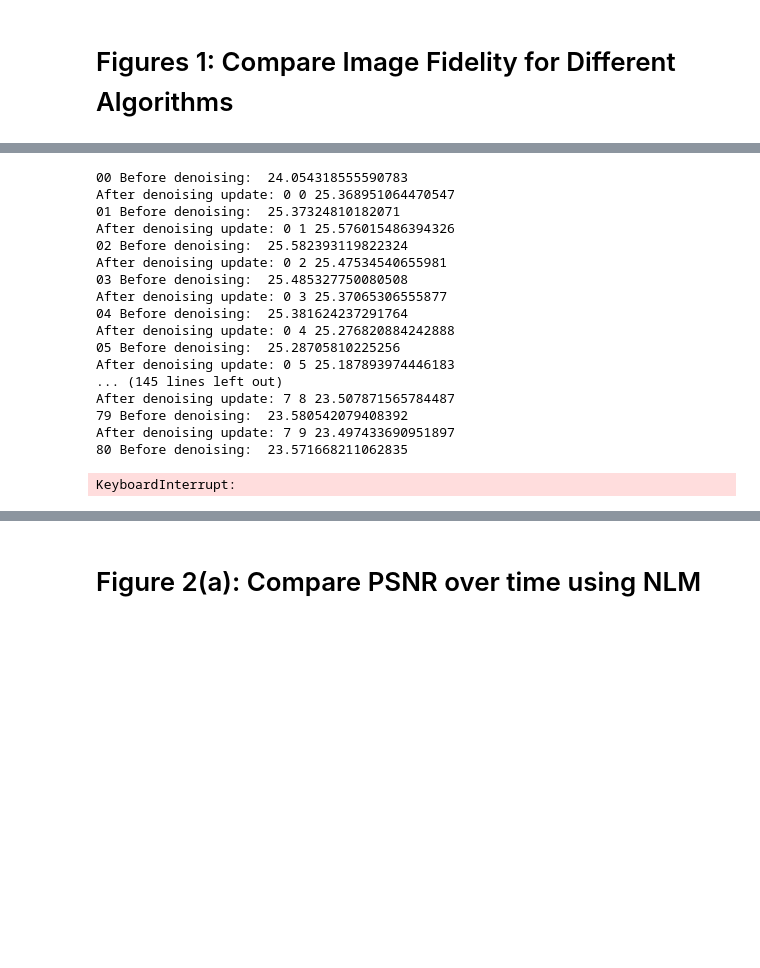
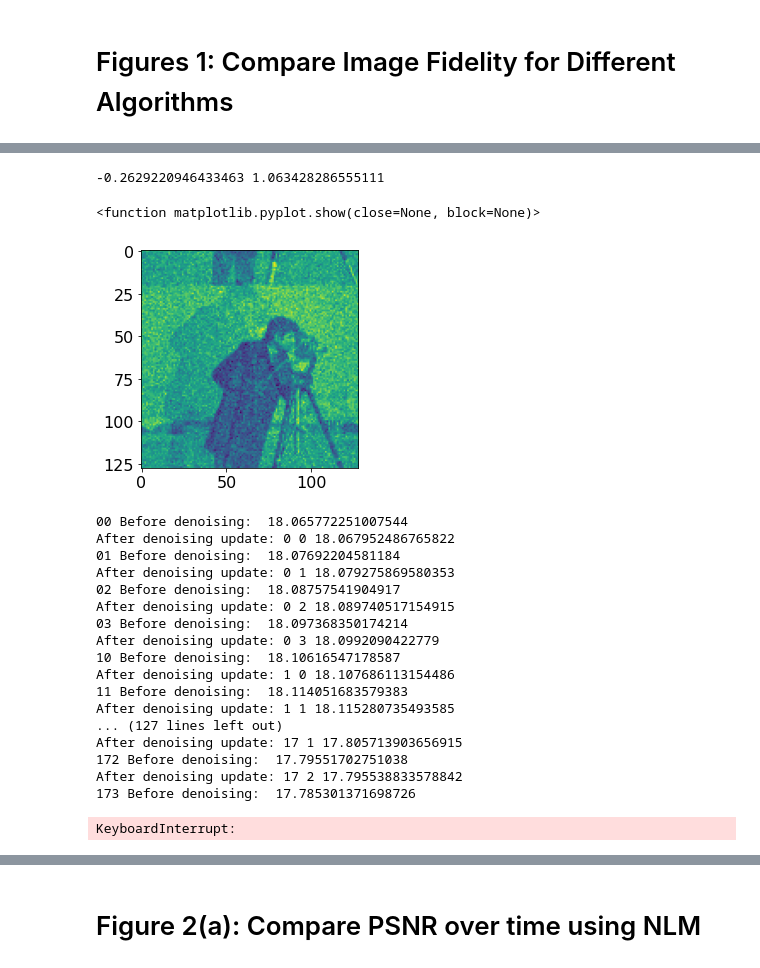
Before and after one commit to vmonardo/pnp-svrg, a Jupyter notebook: create_paper_figures_deblur.ipynb, the cells around one changed output, grey strips where cells are left out. Cells and saved outputs as stored; diff of their text form; code cells hidden in the pictures; blank space fills up the shorter version.

```diff
--- a/create_paper_figures_deblur.ipynb
+++ b/create_paper_figures_deblur.ipynb
@@ -46,26 +49,34 @@ psnr_display(img_path='./data/Set12/01.png', output=main_problem.Xinit.reshape(h
+# %%
+imgplot = plt.imshow(main_problem.Y.reshape(main_problem.lrH, main_problem.lrW))
+print(main_problem.Y.min(), main_problem.Y.max())
+plt.show
+# %% [output]
+-0.2629220946433463 1.063428286555111
+<function matplotlib.pyplot.show(close=None, block=None)>
+[figure, added]
 # %%
 np.random.seed(0)
 from denoisers.NLM import NLMDenoiser
-denoiser = NLMDenoiser(filter_size=0.03579, patch_size=4, patch_distance=5)
-deblur_output_svrg = pnp_svrg(main_problem, denoiser=denoiser, eta=500, tt=50, T2=10, mini_batch_size=191, verbose=True, diverge_check=True)
+denoiser = NLMDenoiser(filter_size=0.0067, patch_size=4, patch_distance=5)
+deblur_output_svrg = pnp_svrg(main_problem, denoiser=denoiser, eta=929.7, tt=60, T2=4, mini_batch_size=142, verbose=True, diverge_check=True)
 # %% [output]
-00 Before denoising:  24.054318555590783
-After denoising update: 0 0 25.368951064470547
-01 Before denoising:  25.37324810182071
-After denoising update: 0 1 25.576015486394326
-02 Before denoising:  25.582393119822324
-After denoising update: 0 2 25.47534540655981
-03 Before denoising:  25.485327750080508
-After denoising update: 0 3 25.37065306555877
-04 Before denoising:  25.381624237291764
-After denoising update: 0 4 25.276820884242888
-05 Before denoising:  25.28705810225256
-After denoising update: 0 5 25.187893974446183
-... (145 lines left out)
-After denoising update: 7 8 23.507871565784487
-79 Before denoising:  23.580542079408392
-After denoising update: 7 9 23.497433690951897
-80 Before denoising:  23.571668211062835
+00 Before denoising:  18.065772251007544
+After denoising update: 0 0 18.067952486765822
+01 Before denoising:  18.07692204581184
+After denoising update: 0 1 18.079275869580353
+02 Before denoising:  18.08757541904917
+After denoising update: 0 2 18.089740517154915
+03 Before denoising:  18.097368350174214
+After denoising update: 0 3 18.0992090422779
+10 Before denoising:  18.10616547178587
+After denoising update: 1 0 18.107686113154486
+11 Before denoising:  18.114051683579383
+After denoising update: 1 1 18.115280735493585
+... (127 lines left out)
+After denoising update: 17 1 17.805713903656915
+172 Before denoising:  17.79551702751038
+After denoising update: 17 2 17.795538833578842
+173 Before denoising:  17.785301371698726
 KeyboardInterrupt:
 # %%
 import matplotlib.gridspec as gridspec
```
Also changed, not shown: parts of 2 cells of this notebook, 6 other files.
